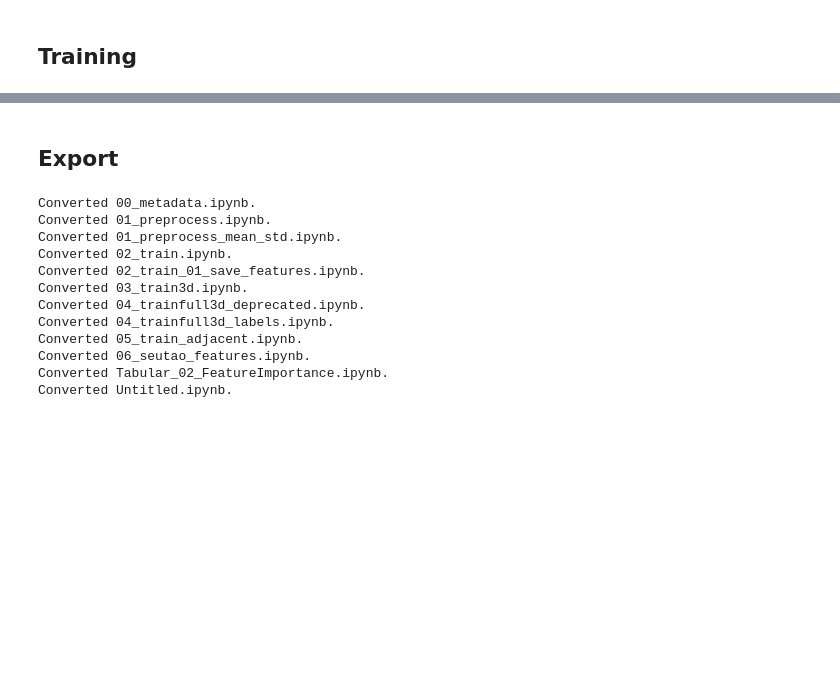
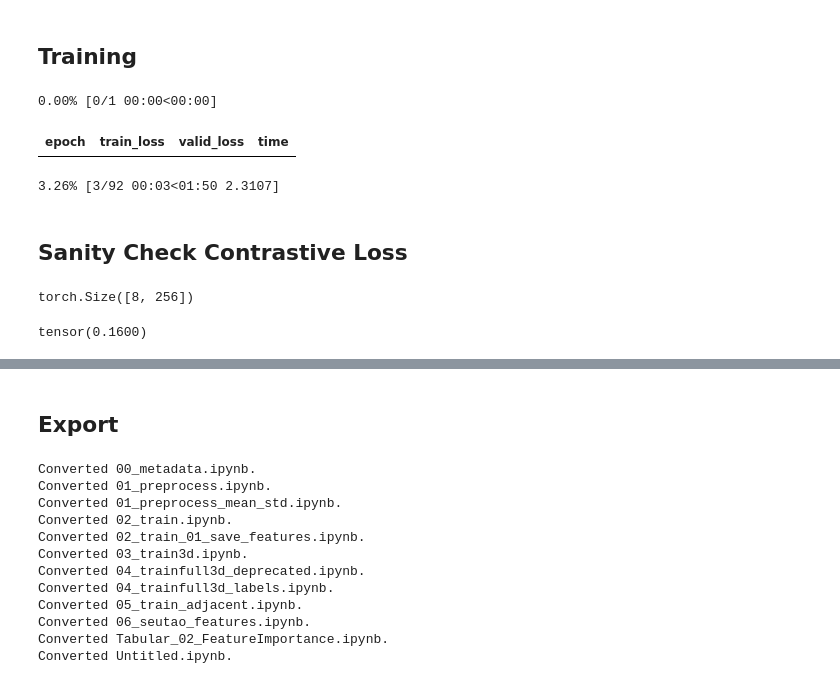
Before and after one commit to bearpelican/rsna_retro, a Jupyter notebook: 08_train_self_supervised.ipynb, the cells around one changed output, grey strips where cells are left out. Drawn from its saved outputs; the diff is of its cells as text; code cells hidden in the pictures; blank space fills up the shorter version.

```diff
--- a/08_train_self_supervised.ipynb
+++ b/08_train_self_supervised.ipynb
@@ -130,5 +109,30 @@ Clipping input data to the valid range for imshow with RGB data ([0..1] for floa
+# %%
+class TripletCallback(Callback):
+    def __init__(self):
+        self.aug = RandomResizedCropGPU(size=256, min_scale=0.4, ratio=(1.,1.))
+    def begin_batch(self): # fastai(v1) function = on_batch_begin
+        xb, = self.learn.xb # (bs x w x h) -> (128 x 256 x 256)
+        xb_aug = self.aug(xb) # (bs x w x h) -> (128 x 256 x 256)
+
+        self.learn.xb = (torch.cat([xb, xb_aug]),) # (bs*2 x w x h) -> (256 x 256 x 256)
+        self.bs = xb.shape[0]
+
+    def after_pred(self): # fastai(v1) function = on_loss_begin
+        xb_cat = self.learn.pred # (bs*2 x feat)
+        xb = xb_cat[:self.bs] # (bs x feat)
+        xb_aug = xb_cat[self.bs:] # (bs x feat)
+        self.learn.pred = xb
+        self.learn.yb = (xb_aug, xb_aug.flip(dims=[0]))
 # %% [markdown]
 ## Training
 # %%
 learn = Learner(dls, xresnet18(), loss_func=TripletLoss(0.5), lr=3e-3,
-            opt_func=Adam, metrics=[], cbs=ContrastiveCallback)
+            opt_func=Adam, metrics=[], cbs=TripletCallback)
+# %%
+learn.fit_one_cycle(1)
+# %% [output]
+0.00% [0/1 00:00<00:00]
+| epoch | train_loss | valid_loss | time |
+3.26% [3/92 00:03<01:50 2.3107]
+# %% [markdown]
+## Sanity Check Contrastive Loss
@@ -134,0 +158,14 @@ learn = Learner(dls, xresnet18(), loss_func=TripletLoss(0.5), lr=3e-3,
+# %%
+targ = torch.randn(8, 256) # bs x features
+aug = targ + 0.1 # bs x feat
+targ.shape
+# %% [output]
+torch.Size([8, 256])
+# %%
+labels = torch.zeros(targ.shape[0])
+labels[0] = 1
+
+# single target to rest of batch
+closs(targ[0], aug, labels)
+# %% [output]
+tensor(0.1600)
```
Also changed, not shown: parts of 23 cells of this notebook.
